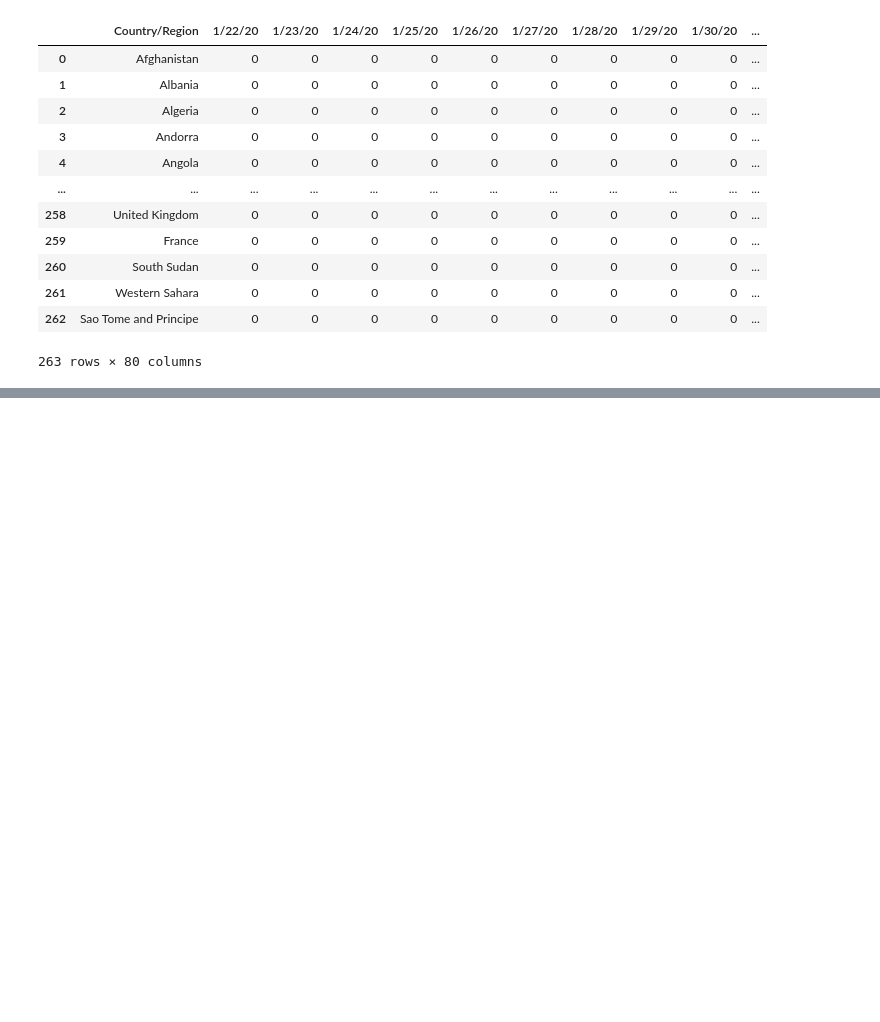
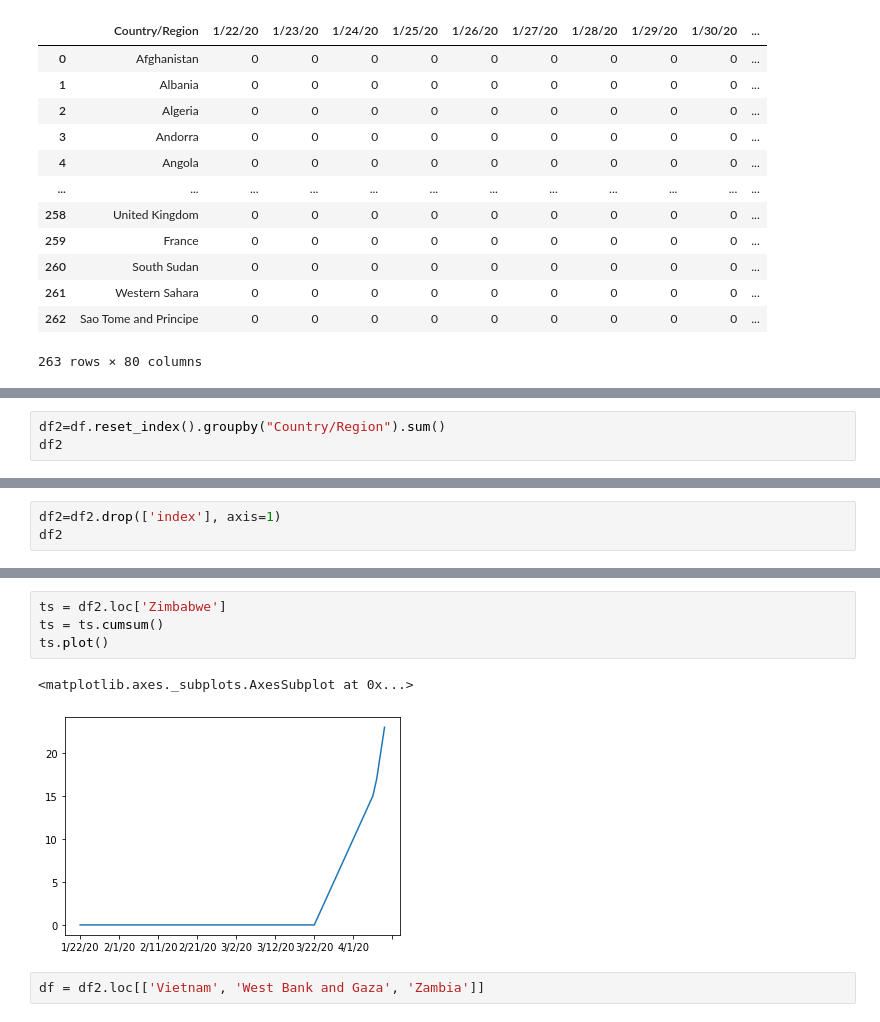
Before and after one commit to FrtZgwL/CoronaBot, a Jupyter notebook: DataAnalysis/EDA .ipynb, the cells around one changed output, grey strips where cells are left out. Drawn from its saved outputs; the diff is of its cells as text; blank space fills up the shorter version.

```diff
--- a/DataAnalysis/EDA .ipynb
+++ b/DataAnalysis/EDA .ipynb
@@ -202,0 +220,3 @@ df
+# %%
+df2=df.reset_index().groupby("Country/Region").sum()
+df2
@@ -202,0 +238,3 @@ df
+# %%
+df2=df2.drop(['index'], axis=1)
+df2
@@ -202,0 +289,9 @@ df
+# %%
+ts = df2.loc['Zimbabwe']
+ts = ts.cumsum()
+ts.plot()
+# %% [output]
+<matplotlib.axes._subplots.AxesSubplot at 0x...>
+[figure, added]
+# %%
+df = df2.loc[['Vietnam', 'West Bank and Gaza', 'Zambia']]
```
Also changed, not shown: parts of 13 cells of this notebook, 1 other file.
